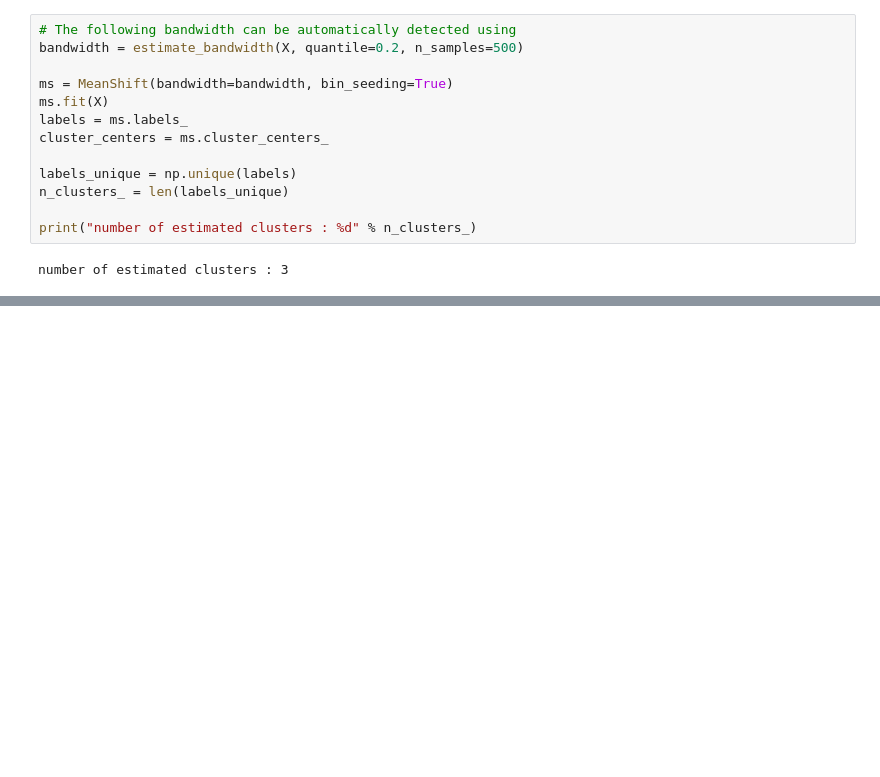
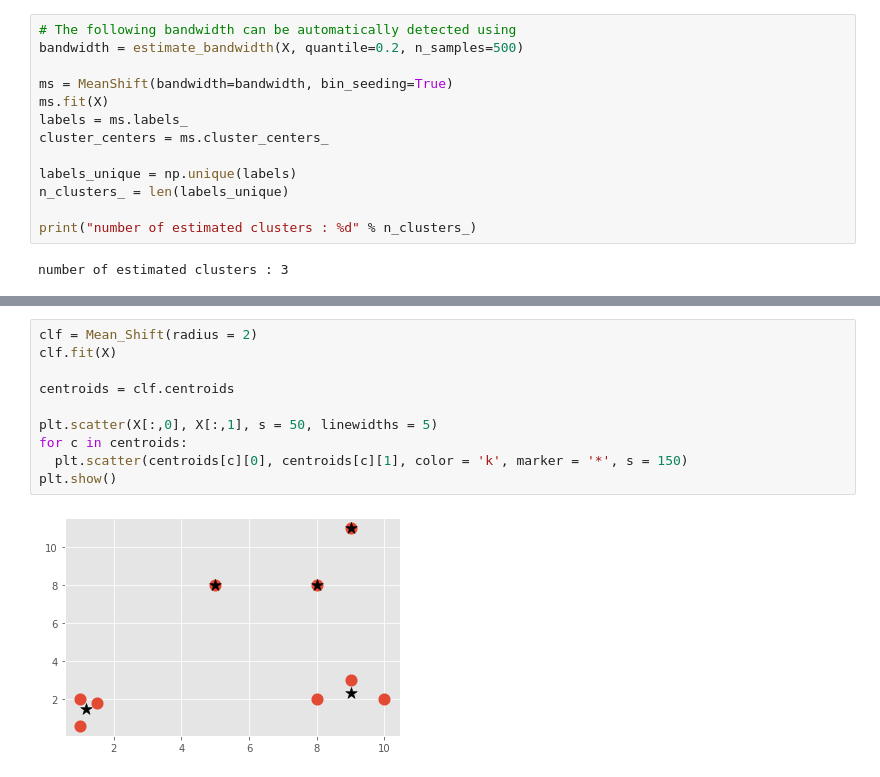
Before and after one commit to leadeeerq/machine-learning, a Jupyter notebook: ML_MeanShift.ipynb, the cells around one changed output, grey strips where cells are left out. Saved outputs shown, nothing was run; the diff lists cells and outputs as text; blank space fills up the shorter version.

```diff
--- a/ML_MeanShift.ipynb
+++ b/ML_MeanShift.ipynb
@@ -219,0 +386,12 @@ plt.show()
+# %%
+clf = Mean_Shift(radius = 2)
+clf.fit(X)
+
+centroids = clf.centroids
+
+plt.scatter(X[:,0], X[:,1], s = 50, linewidths = 5)
+for c in centroids:
+  plt.scatter(centroids[c][0], centroids[c][1], color = 'k', marker = '*', s = 150)
+plt.show()
+# %% [output]
+[figure, added]
```
Also changed, not shown: parts of 22 cells of this notebook.
